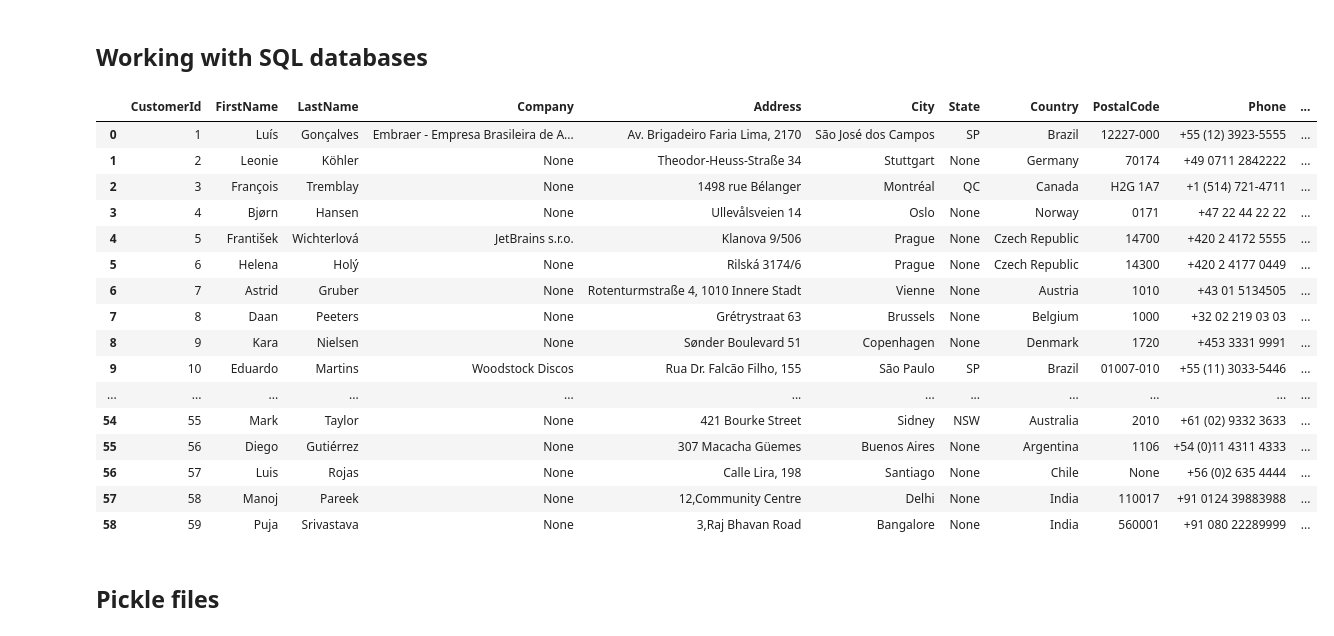
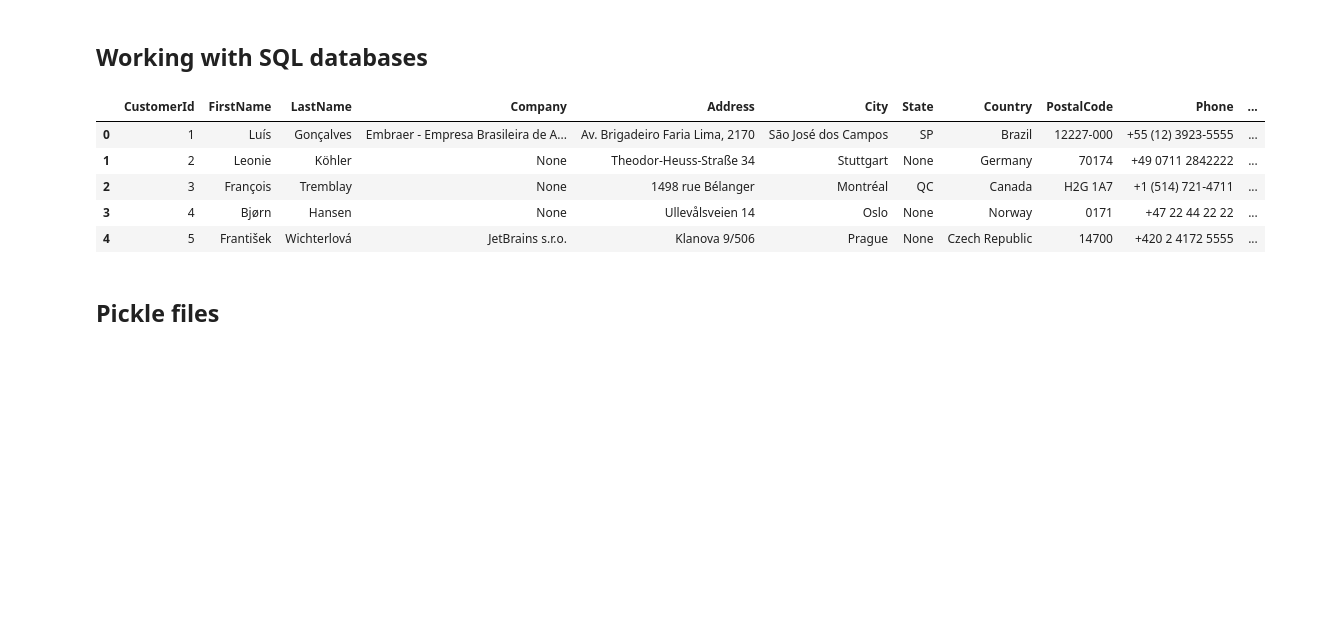
Before and after one commit to timteachingdata/practicalbusinesspython, a Jupyter notebook: slides/Chapter06/Python for data.ipynb, the cells around one changed output. Saved outputs shown, nothing was run; the diff lists cells and outputs as text; code cells hidden in the pictures; blank space fills up the shorter version.

```diff
--- a/slides/Chapter06/Python for data.ipynb
+++ b/slides/Chapter06/Python for data.ipynb
@@ -181,39 +181,29 @@ def save_to_excel(filename, dfs):
 # %%
 import sqlite3
 import pandas as pd
 
 # SQL query as a string
-query = "SELECT * FROM customers"
+query = "SELECT * FROM customers
+            LIMIT"""
 
 # Connect to the database and execute the query
 conn = sqlite3.connect("chinook.db")
 
 # Use Pandas to read the data into a DataFrame
 df = pd.read_sql_query(query, conn)
 
 # Display the DataFrame
 display(df)
 
 # Close the database connection
 conn.close()
 # %% [output]
 |  | CustomerId | FirstName | LastName | Company | Address | City | State | Country | PostalCode | Phone | ... |
 | 0 | 1 | Luís | Gonçalves | Embraer - Empresa Brasileira de A... | Av. Brigadeiro Faria Lima, 2170 | São José dos Campos | SP | Brazil | 12227-000 | +55 (12) 3923-5555 | ... |
 | 1 | 2 | Leonie | Köhler | None | Theodor-Heuss-Straße 34 | Stuttgart | None | Germany | 70174 | +49 0711 2842222 | ... |
 | 2 | 3 | François | Tremblay | None | 1498 rue Bélanger | Montréal | QC | Canada | H2G 1A7 | +1 (514) 721-4711 | ... |
 | 3 | 4 | Bjørn | Hansen | None | Ullevålsveien 14 | Oslo | None | Norway | 0171 | +47 22 44 22 22 | ... |
 | 4 | 5 | František | Wichterlová | JetBrains s.r.o. | Klanova 9/506 | Prague | None | Czech Republic | 14700 | +420 2 4172 5555 | ... |
-| 5 | 6 | Helena | Holý | None | Rilská 3174/6 | Prague | None | Czech Republic | 14300 | +420 2 4177 0449 | ... |
-| 6 | 7 | Astrid | Gruber | None | Rotenturmstraße 4, 1010 Innere Stadt | Vienne | None | Austria | 1010 | +43 01 5134505 | ... |
-| 7 | 8 | Daan | Peeters | None | Grétrystraat 63 | Brussels | None | Belgium | 1000 | +32 02 219 03 03 | ... |
-| 8 | 9 | Kara | Nielsen | None | Sønder Boulevard 51 | Copenhagen | None | Denmark | 1720 | +453 3331 9991 | ... |
-| 9 | 10 | Eduardo | Martins | Woodstock Discos | Rua Dr. Falcão Filho, 155 | São Paulo | SP | Brazil | 01007-010 | +55 (11) 3033-5446 | ... |
-| ... | ... | ... | ... | ... | ... | ... | ... | ... | ... | ... | ... |
-| 54 | 55 | Mark | Taylor | None | 421 Bourke Street | Sidney | NSW | Australia | 2010 | +61 (02) 9332 3633 | ... |
-| 55 | 56 | Diego | Gutiérrez | None | 307 Macacha Güemes | Buenos Aires | None | Argentina | 1106 | +54 (0)11 4311 4333 | ... |
-| 56 | 57 | Luis | Rojas | None | Calle Lira, 198 | Santiago | None | Chile | None | +56 (0)2 635 4444 | ... |
-| 57 | 58 | Manoj | Pareek | None | 12,Community Centre | Delhi | None | India | 110017 | +91 0124 39883988 | ... |
-| 58 | 59 | Puja | Srivastava | None | 3,Raj Bhavan Road | Bangalore | None | India | 560001 | +91 080 22289999 | ... |
 # %% [markdown]
 ## Pickle files
 # %%
```
Also changed, not shown: 22 other files.
